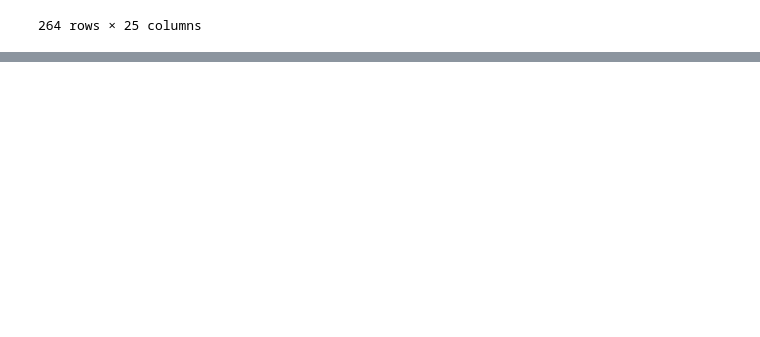
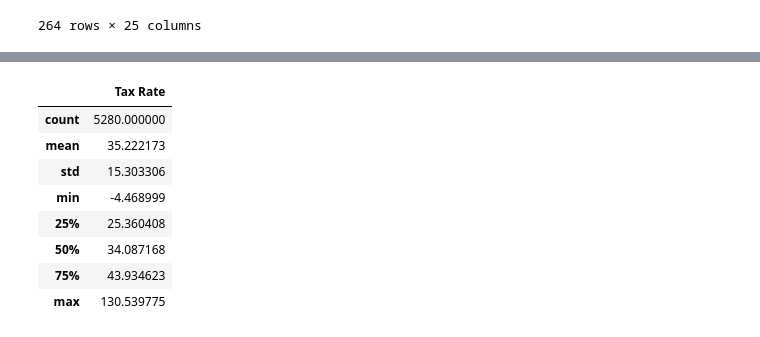
Before and after one commit to EdwardObala1/ML_Simple_Datacleaning, a Jupyter notebook: Group_Work_2_RRA/Group_Work_Assignment2.ipynb, the cells around one changed output, grey strips where cells are left out. Drawn from its saved outputs; the diff is of its cells as text; code cells hidden in the pictures; blank space fills up the shorter version.

```diff
--- a/Group_Work_2_RRA/Group_Work_Assignment2.ipynb
+++ b/Group_Work_2_RRA/Group_Work_Assignment2.ipynb
@@ -120 +120,13 @@ df1_long
 5544 rows × 6 columns
+# %%
+df1_long.describe()
+# %% [output]
+|  | Tax Rate |
+| count | 5280.000000 |
+| mean | 35.222173 |
+| std | 15.303306 |
+| min | -4.468999 |
+| 25% | 25.360408 |
+| 50% | 34.087168 |
+| 75% | 43.934623 |
+| max | 130.539775 |
```
Also changed, not shown: parts of 7 cells of this notebook.
